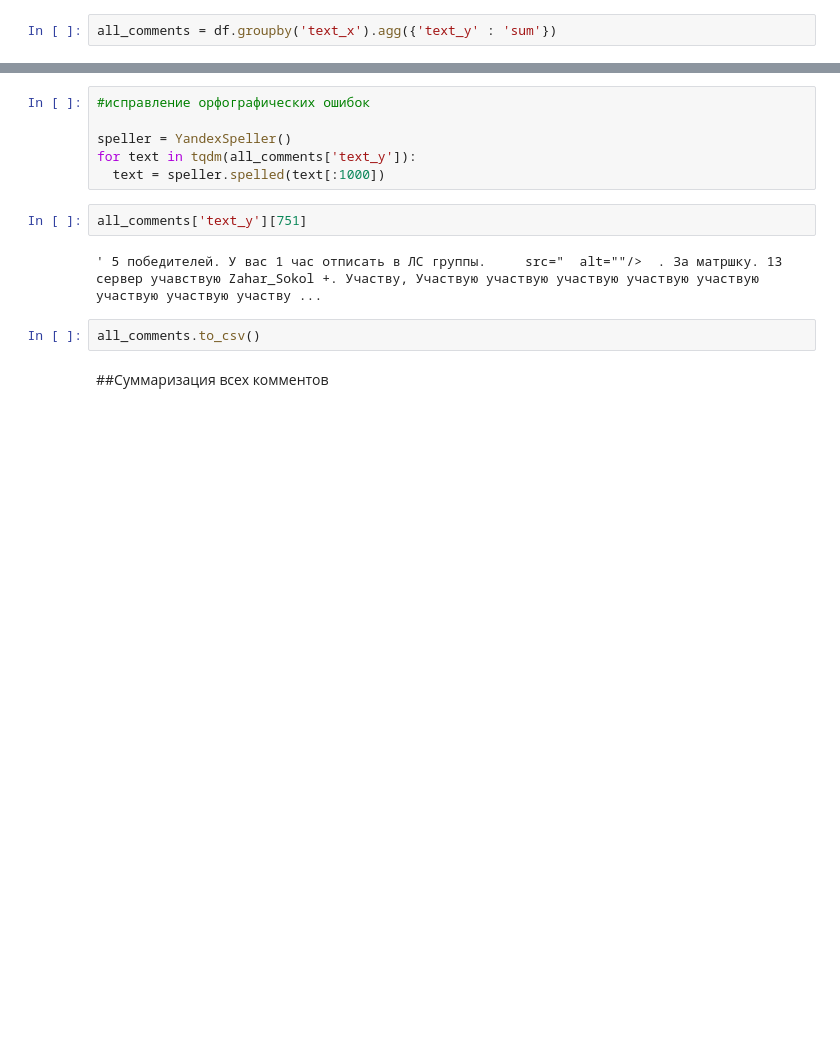
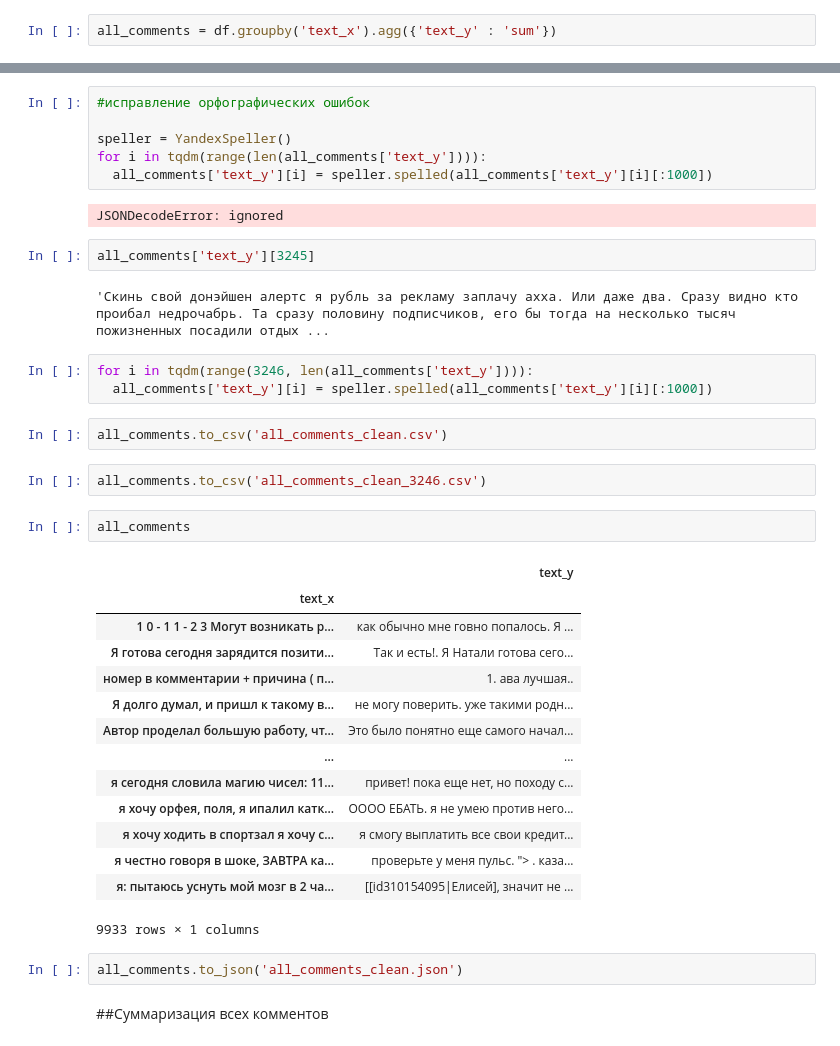
Before and after one commit to InnaBoby/BAH, a Jupyter notebook: BAMLC.ipynb, the cells around one changed output, grey strips where cells are left out. Cells and saved outputs as stored; diff of their text form; blank space fills up the shorter version.

```diff
--- a/BAMLC.ipynb
+++ b/BAMLC.ipynb
@@ -188,13 +178,39 @@ JSONDecodeError: ignored
 #исправление орфографических ошибок
 
 speller = YandexSpeller()
-for text in tqdm(all_comments['text_y']):
-  text = speller.spelled(text[:1000])
+for i in tqdm(range(len(all_comments['text_y']))):
+  all_comments['text_y'][i] = speller.spelled(all_comments['text_y'][i][:1000])
+# %% [output]
+JSONDecodeError: ignored
 # %%
-all_comments['text_y'][751]
+all_comments['text_y'][3245]
 # %% [output]
-' 5 победителей. У вас 1 час отписать в ЛС группы.     src="  alt=""/>  . За матршку. 13 сервер учавствую Zahar_Sokol +. Участву, Участвую участвую участвую участвую участвую участвую участвую участву ...
+'Скинь свой донэйшен алертс я рубль за рекламу заплачу ахха. Или даже два. Сразу видно кто проибал недрочабрь. Та сразу половину подписчиков, его бы тогда на несколько тысяч пожизненных посадили отдых ...
+# %%
+for i in tqdm(range(3246, len(all_comments['text_y']))):
+  all_comments['text_y'][i] = speller.spelled(all_comments['text_y'][i][:1000])
 # %%
-all_comments.to_csv()
+all_comments.to_csv('all_comments_clean.csv')
+# %%
+all_comments.to_csv('all_comments_clean_3246.csv')
+# %%
+all_comments
+# %% [output]
+|  | text_y |
+| text_x |  |
+| 1 0 - 1 1 - 2 3 Могут возникать р... | как обычно мне говно попалось. Я ... |
+| Я готова сегодня зарядится позити... | Так и есть!. Я Натали готова сего... |
+| номер в комментарии + причина ( п... | 1. ава лучшая.. |
+| Я долго думал, и пришл к такому в... | не могу поверить. уже такими родн... |
+| Автор проделал большую работу, чт... | Это было понятно еще самого начал... |
+| ... | ... |
+| я сегодня словила магию чисел: 11... | привет! пока еще нет, но походу с... |
+| я хочу орфея, поля, я ипалил катк... | ОООО ЕБАТЬ. я не умею против него... |
+| я хочу ходить в спортзал я хочу с... | я смогу выплатить все свои кредит... |
+| я честно говоря в шоке, ЗАВТРА ка... | проверьте у меня пульс. "> . каза... |
+| я: пытаюсь уснуть мой мозг в 2 ча... | [[id310154095|Елисей], значит не ... |
+9933 rows × 1 columns
+# %%
+all_comments.to_json('all_comments_clean.json')
 # %% [markdown]
 ##Суммаризация всех комментов
```
Also changed, not shown: parts of 23 cells of this notebook.
